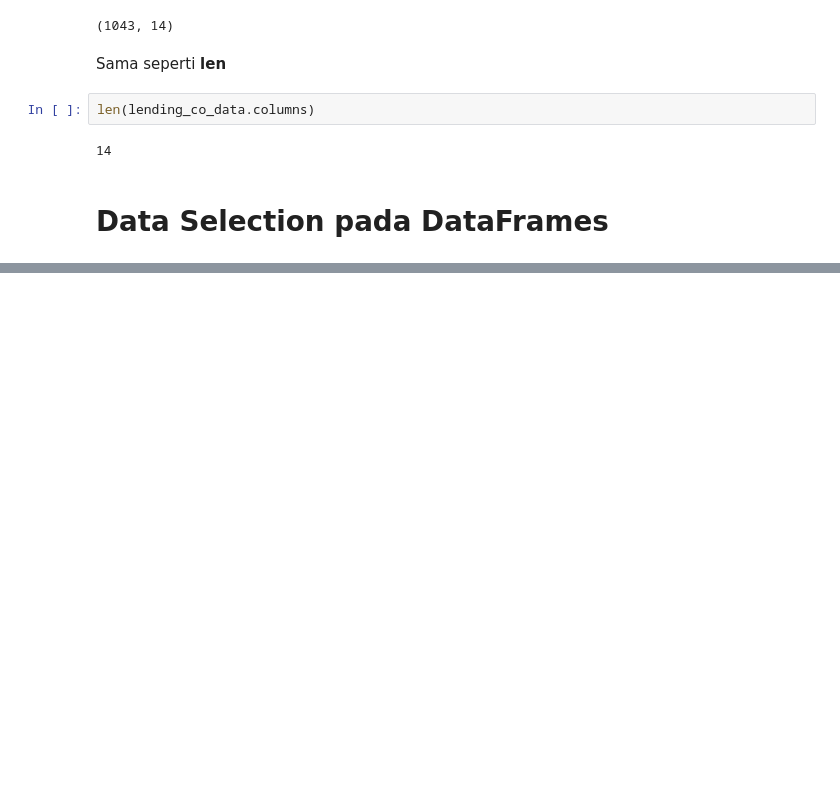
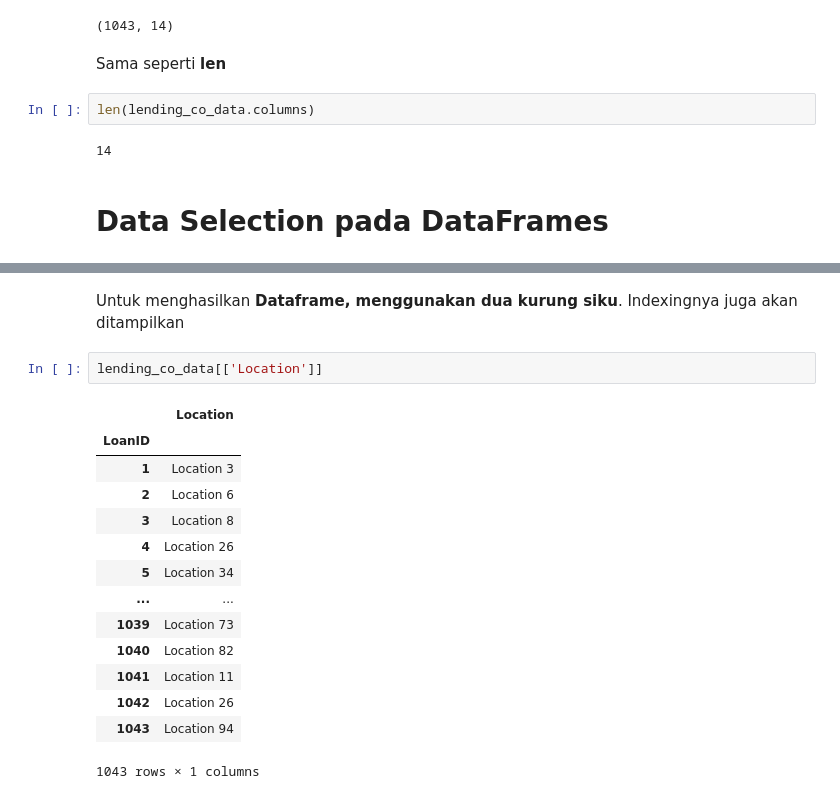
Before and after one commit to withraja/Pandas-Tutorial, a Jupyter notebook: 3 Pandas Dataframe.ipynb, the cells around one changed output, grey strips where cells are left out. Drawn from its saved outputs; the diff is of its cells as text; blank space fills up the shorter version.

Commit message:
Data Selection pada Dataframes

```diff
--- a/3 Pandas Dataframe.ipynb
+++ b/3 Pandas Dataframe.ipynb
@@ -169,0 +238,19 @@ len(lending_co_data.columns)
+# %% [markdown]
+Untuk menghasilkan **Dataframe, menggunakan dua kurung siku**. Indexingnya juga akan ditampilkan
+# %%
+lending_co_data[['Location']]
+# %% [output]
+|  | Location |
+| LoanID |  |
+| 1 | Location 3 |
+| 2 | Location 6 |
+| 3 | Location 8 |
+| 4 | Location 26 |
+| 5 | Location 34 |
+| ... | ... |
+| 1039 | Location 73 |
+| 1040 | Location 82 |
+| 1041 | Location 11 |
+| 1042 | Location 26 |
+| 1043 | Location 94 |
+1043 rows × 1 columns
```
Also changed, not shown: parts of 14 cells of this notebook.
